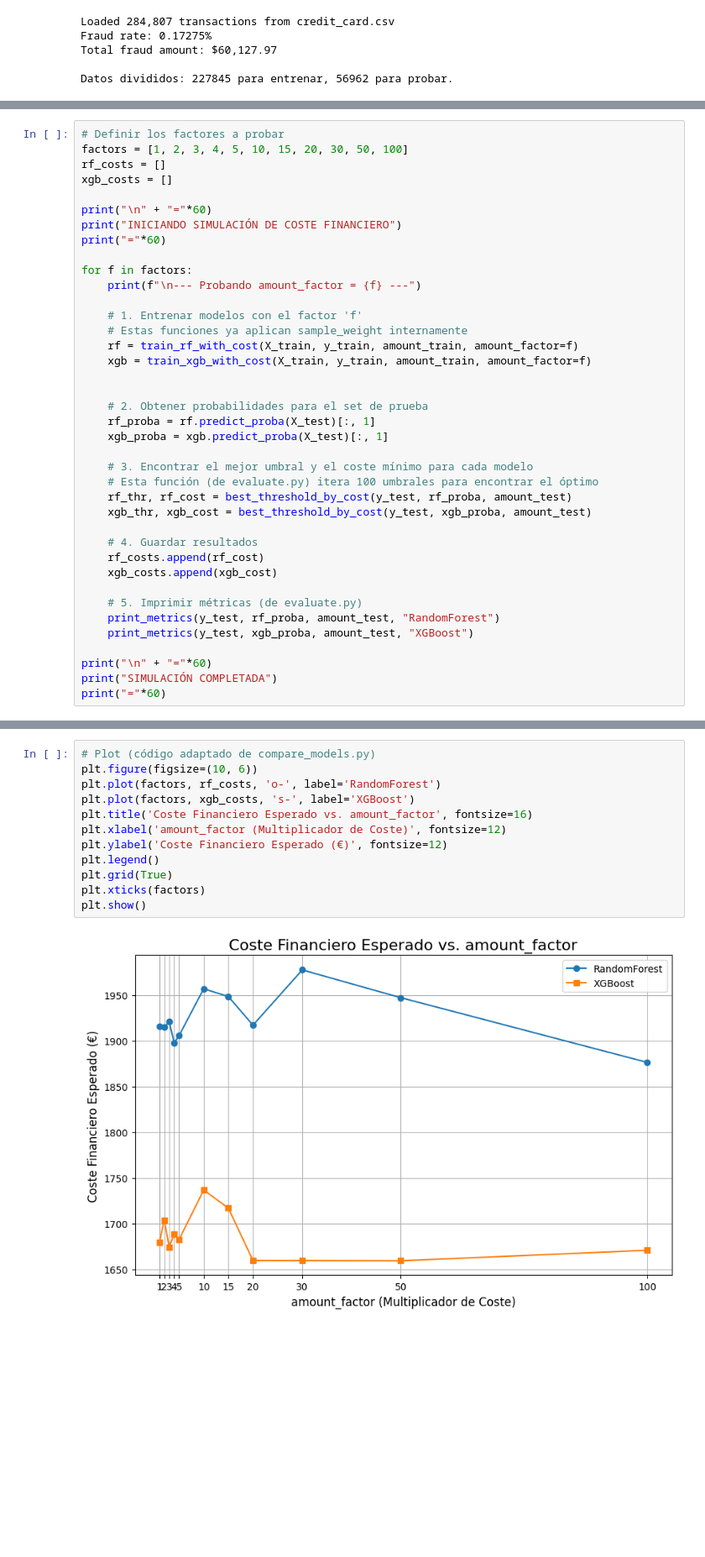
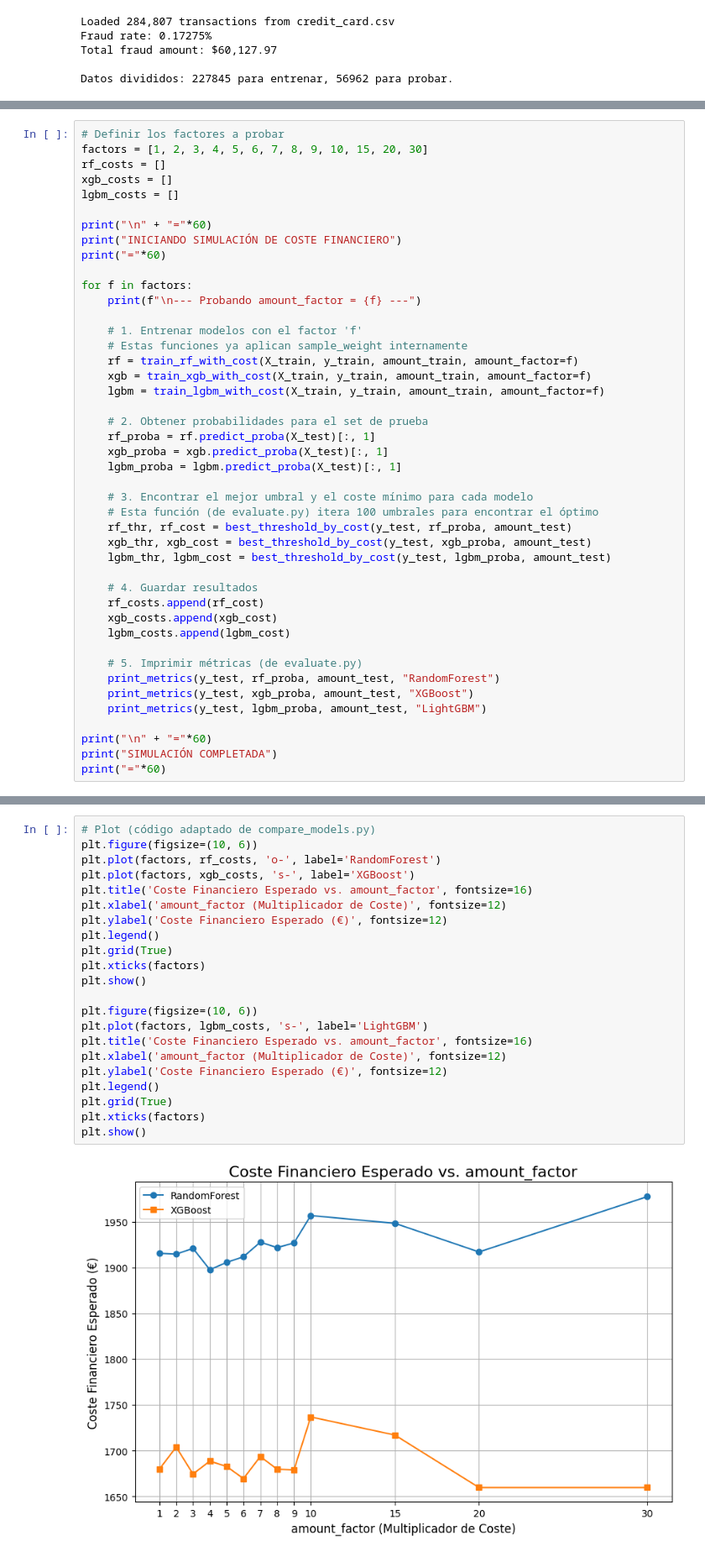
Before and after one commit to AlejandroJB18/tfg_info_deteccion_fraude, a Jupyter notebook: notebooks/analisis_financiero.ipynb, the cells around one changed output, grey strips where cells are left out. Shown at 84% size. Drawn from its saved outputs; the diff is of its cells as text; blank space fills up the shorter version.

```diff
--- a/notebooks/analisis_financiero.ipynb
+++ b/notebooks/analisis_financiero.ipynb
@@ -113,8 +118,9 @@ El `AUPRC` (métrica estadística que usamos en `modelos_avanzados.ipynb`) se in
 # %%
 # Definir los factores a probar
-factors = [1, 2, 3, 4, 5, 10, 15, 20, 30, 50, 100]
+factors = [1, 2, 3, 4, 5, 6, 7, 8, 9, 10, 15, 20, 30]
 rf_costs = []
 xgb_costs = []
+lgbm_costs = []
 
 print("\n" + "="*60)
 print("INICIANDO SIMULACIÓN DE COSTE FINANCIERO")
@@ -127,24 +133,28 @@ for f in factors:
     # Estas funciones ya aplican sample_weight internamente
     rf = train_rf_with_cost(X_train, y_train, amount_train, amount_factor=f)
     xgb = train_xgb_with_cost(X_train, y_train, amount_train, amount_factor=f)
-
+    lgbm = train_lgbm_with_cost(X_train, y_train, amount_train, amount_factor=f)
 
     # 2. Obtener probabilidades para el set de prueba
     rf_proba = rf.predict_proba(X_test)[:, 1]
     xgb_proba = xgb.predict_proba(X_test)[:, 1]
+    lgbm_proba = lgbm.predict_proba(X_test)[:, 1]
 
     # 3. Encontrar el mejor umbral y el coste mínimo para cada modelo
     # Esta función (de evaluate.py) itera 100 umbrales para encontrar el óptimo
     rf_thr, rf_cost = best_threshold_by_cost(y_test, rf_proba, amount_test)
     xgb_thr, xgb_cost = best_threshold_by_cost(y_test, xgb_proba, amount_test)
+    lgbm_thr, lgbm_cost = best_threshold_by_cost(y_test, lgbm_proba, amount_test)
 
     # 4. Guardar resultados
     rf_costs.append(rf_cost)
     xgb_costs.append(xgb_cost)
+    lgbm_costs.append(lgbm_cost)
 
     # 5. Imprimir métricas (de evaluate.py)
     print_metrics(y_test, rf_proba, amount_test, "RandomForest")
     print_metrics(y_test, xgb_proba, amount_test, "XGBoost")
+    print_metrics(y_test, lgbm_proba, amount_test, "LightGBM")
 
 print("\n" + "="*60)
 print("SIMULACIÓN COMPLETADA")
@@ -174,14 +186,24 @@ Generamos la gráfica principal (basada en `compare_models.py`) que compara el C
 # %%
 # Plot (código adaptado de compare_models.py)
 plt.figure(figsize=(10, 6))
 plt.plot(factors, rf_costs, 'o-', label='RandomForest')
 plt.plot(factors, xgb_costs, 's-', label='XGBoost')
 plt.title('Coste Financiero Esperado vs. amount_factor', fontsize=16)
 plt.xlabel('amount_factor (Multiplicador de Coste)', fontsize=12)
 plt.ylabel('Coste Financiero Esperado (€)', fontsize=12)
 plt.legend()
 plt.grid(True)
 plt.xticks(factors)
 plt.show()
+
+plt.figure(figsize=(10, 6))
+plt.plot(factors, lgbm_costs, 's-', label='LightGBM')
+plt.title('Coste Financiero Esperado vs. amount_factor', fontsize=16)
+plt.xlabel('amount_factor (Multiplicador de Coste)', fontsize=12)
+plt.ylabel('Coste Financiero Esperado (€)', fontsize=12)
+plt.legend()
+plt.grid(True)
+plt.xticks(factors)
+plt.show()
 # %% [output]
-[figure, old version]
+[figure, new version]
```
Also changed, not shown: parts of 9 cells of this notebook, 4 other files.
